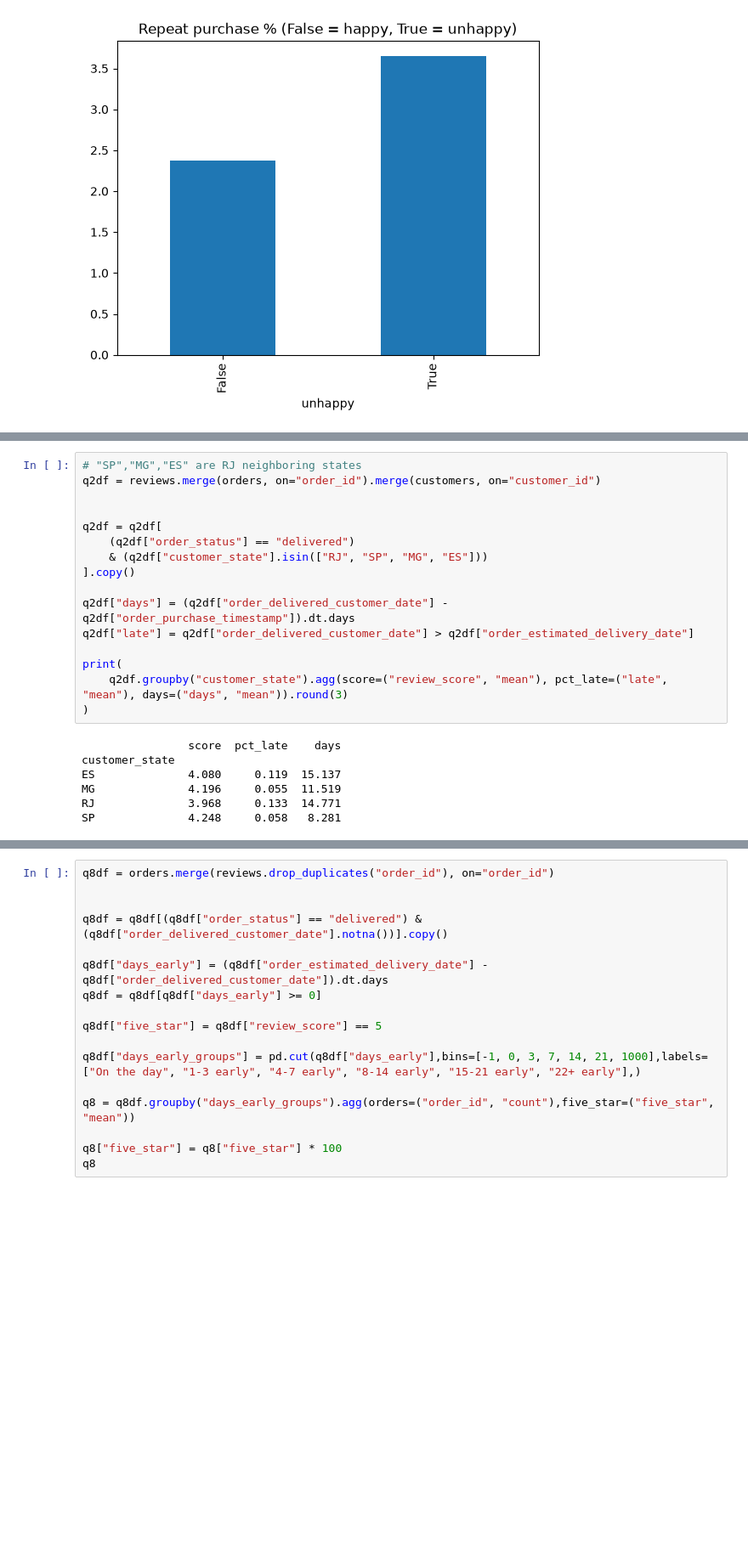
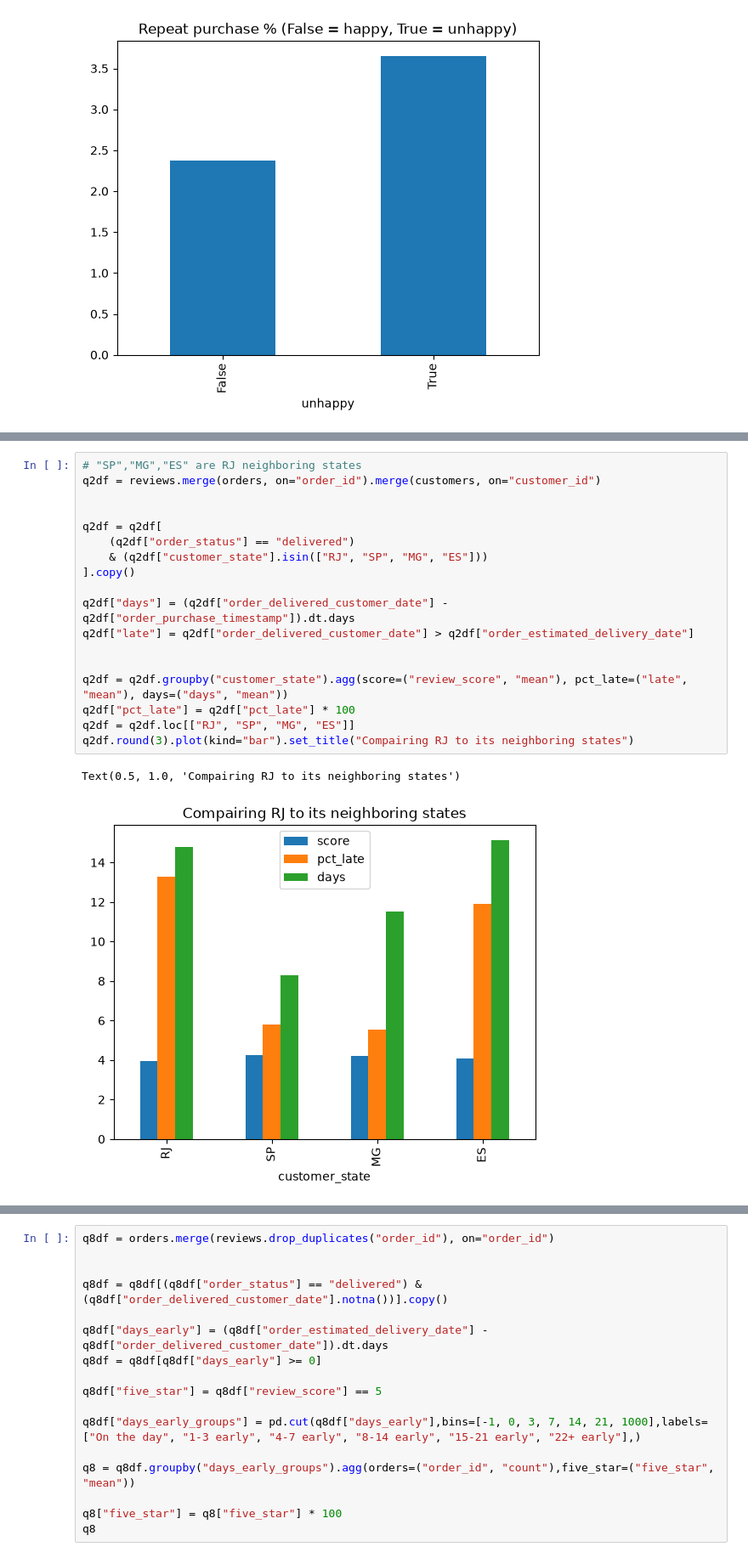
Before and after one commit to Sired1m/data_sprint_olist_G1, a Jupyter notebook: Untitled.ipynb, the cells around one changed output, grey strips where cells are left out. Shown at 85% size. Drawn from its saved outputs; the diff is of its cells as text; blank space fills up the shorter version.

```diff
--- a/Untitled.ipynb
+++ b/Untitled.ipynb
@@ -616,26 +616,24 @@ q1df.groupby("region")["review_score"].agg(["mean", "count"]).sort_values("mean"
 # %%
 # "SP","MG","ES" are RJ neighboring states
 q2df = reviews.merge(orders, on="order_id").merge(customers, on="customer_id")
 
 
 q2df = q2df[
     (q2df["order_status"] == "delivered")
     & (q2df["customer_state"].isin(["RJ", "SP", "MG", "ES"]))
 ].copy()
 
 q2df["days"] = (q2df["order_delivered_customer_date"] - q2df["order_purchase_timestamp"]).dt.days
 q2df["late"] = q2df["order_delivered_customer_date"] > q2df["order_estimated_delivery_date"]
 
-print(
-    q2df.groupby("customer_state").agg(score=("review_score", "mean"), pct_late=("late", "mean"), days=("days", "mean")).round(3)
-)
+
+q2df = q2df.groupby("customer_state").agg(score=("review_score", "mean"), pct_late=("late", "mean"), days=("days", "mean"))
+q2df["pct_late"] = q2df["pct_late"] * 100
+q2df = q2df.loc[["RJ", "SP", "MG", "ES"]]
+q2df.round(3).plot(kind="bar").set_title("Compairing RJ to its neighboring states")
 # %% [output]
-                score  pct_late    days
-customer_state
-ES              4.080     0.119  15.137
-MG              4.196     0.055  11.519
-RJ              3.968     0.133  14.771
-SP              4.248     0.058   8.281
+Text(0.5, 1.0, 'Compairing RJ to its neighboring states')
+[figure, added]
 # %%
 q3df = reviews.merge(items[["order_id", "seller_id"]].drop_duplicates(), on="order_id").merge(sellers, on="seller_id")
 
```
Also changed, not shown: parts of 10 cells of this notebook, 1 other file.
